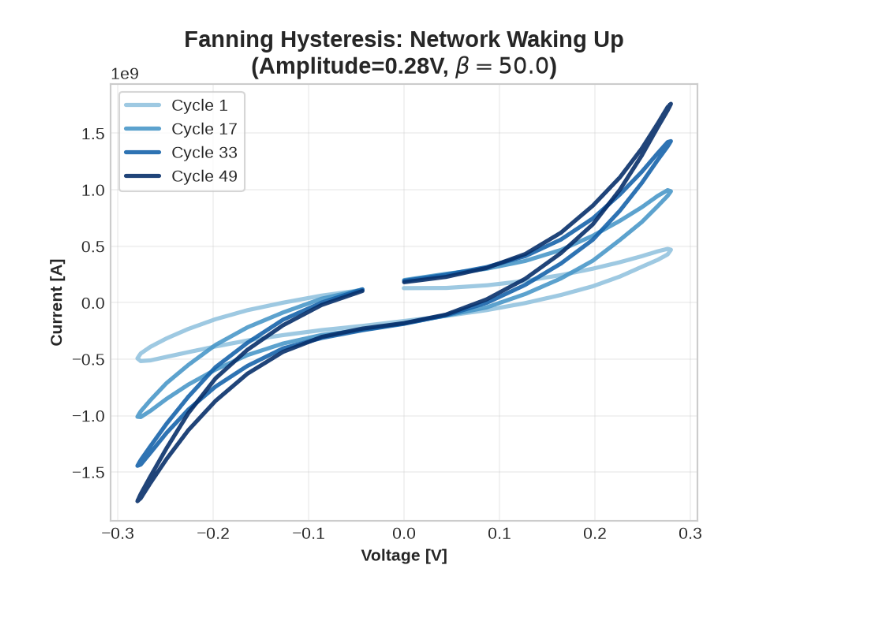
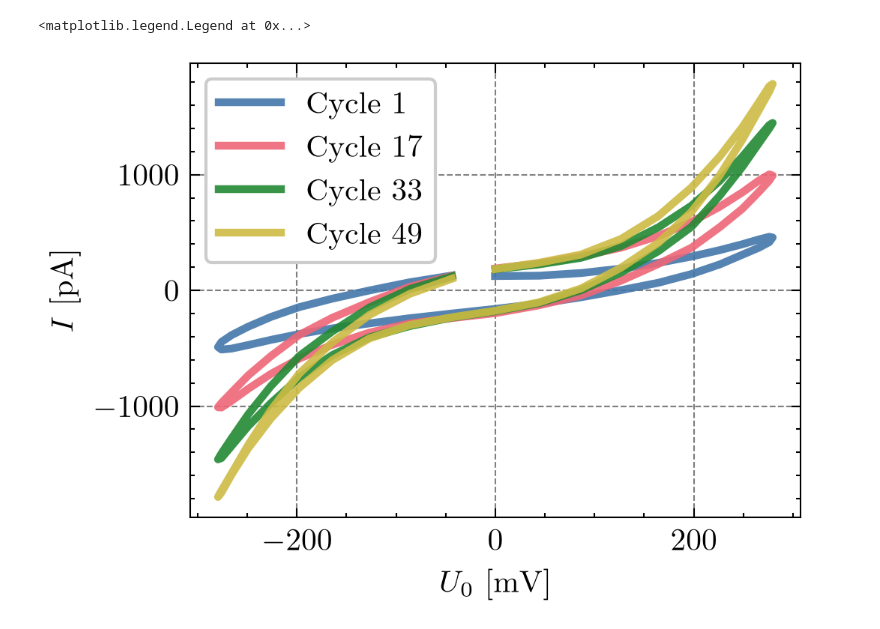
Before and after one commit to JonasMnsing/nanonets, a Jupyter notebook: notebooks/dynamic_resistances/sweep_amp_beta.ipynb, the cells around one changed output. Saved outputs shown, nothing was run; the diff lists cells and outputs as text; code cells hidden in the pictures.

```diff
--- a/notebooks/dynamic_resistances/sweep_amp_beta.ipynb
+++ b/notebooks/dynamic_resistances/sweep_amp_beta.ipynb
@@ -2,8 +2,11 @@
 import pandas as pd
 import numpy as np
 import matplotlib.pyplot as plt
+import scienceplots
 
-plt.style.use("seaborn-v0_8-whitegrid")
+from scipy.signal import savgol_filter
+
+plt.style.use(["science","bright","grid"])
 # %%
 AMPLITUDE_LIST  = [0.07, 0.14, 0.21, 0.28, 0.35]
 BETA_LIST       = [0.05, 0.1, 0.5, 1.0, 3.0, 10.0, 50.0]
@@ -99,37 +114,26 @@ plt.show()
 # %%
-import matplotlib.colors as mcolors
-
-fig, ax = plt.subplots(dpi=150)
+fig, ax = plt.subplots(dpi=300)
 
 target_amp = 0.28
-target_beta = 50.0  # System mit starkem Lerneffekt
+target_beta = 50.0
 df = data[target_amp][target_beta]
 
-# Glätte auch Spannung und Strom für ein absolut sauberes Poster-Bild
-V_smooth = savgol_filter(df['E0'].values, 11, 3)
-I_smooth = savgol_filter(df['Total'].values, 15, 3)
+V_smooth = savgol_filter(df['E0'].values, 11, 3)*1000
+I_smooth = savgol_filter(df['Total'].values, 15, 3)*1e-6
 
 steps_per_period = 40
-# Wir picken uns 4 repräsentative Perioden raus (Start, Mitte, Ende)
 periods_to_plot = [0, 16, 32, 48]
-cmap = plt.cm.Blues # Farbverlauf von Hellblau (Start) zu Dunkelblau (Gelernt)
 
 for idx, p in enumerate(periods_to_plot):
     start = p * steps_per_period
     end = (p + 1) * steps_per_period
 
-    # Farbe aus der Colormap (startet nicht ganz bei 0, damit es nicht unsichtbar weiß ist)
-    color = cmap(0.4 + 0.6 * (idx / (len(periods_to_plot)-1)))
+    ax.plot(V_smooth[start:end], I_smooth[start:end],
+            lw=2.5, alpha=0.9, label=f"Cycle {p+1}")
 
-    ax.plot(V_smooth[start:end], I_smooth[start:end],
-            color=color, lw=2.5, alpha=0.9,
-            label=f"Cycle {p+1}")
-
-ax.set_xlabel("Voltage [V]", weight='bold')
-ax.set_ylabel("Current [A]", weight='bold')
-ax.set_title(f"Fanning Hysteresis: Network Waking Up\n(Amplitude={target_amp}V, $\\beta={target_beta}$)", size=14, weight='bold')
+ax.set_xlabel(f"$U_0~[\mathrm{{mV}}]$")
+ax.set_ylabel(f"$I~[\mathrm{{pA}}]$")
 ax.legend(frameon=True, loc="upper left")
-ax.grid(True, alpha=0.3)
-plt.show()
 # %% [output]
+<matplotlib.legend.Legend at 0x...>
-[figure, old version]
+[figure, new version]
```
Also changed, not shown: parts of 4 cells of this notebook.
